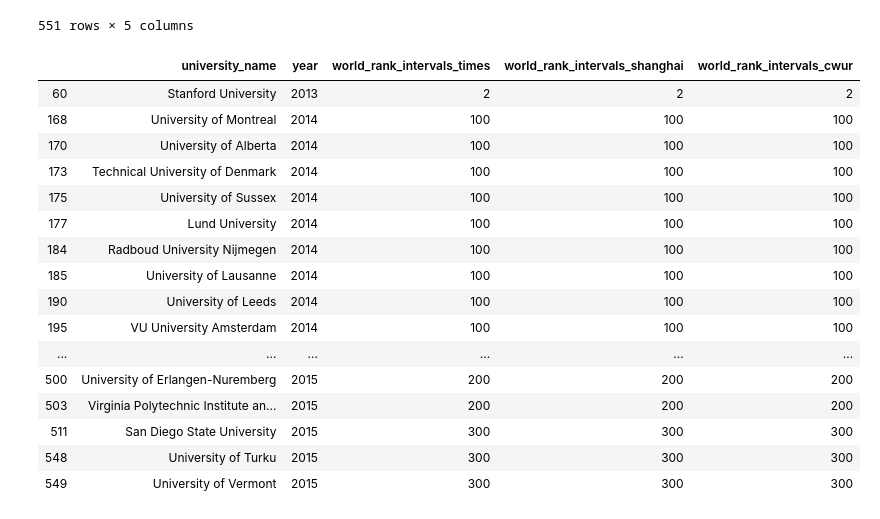
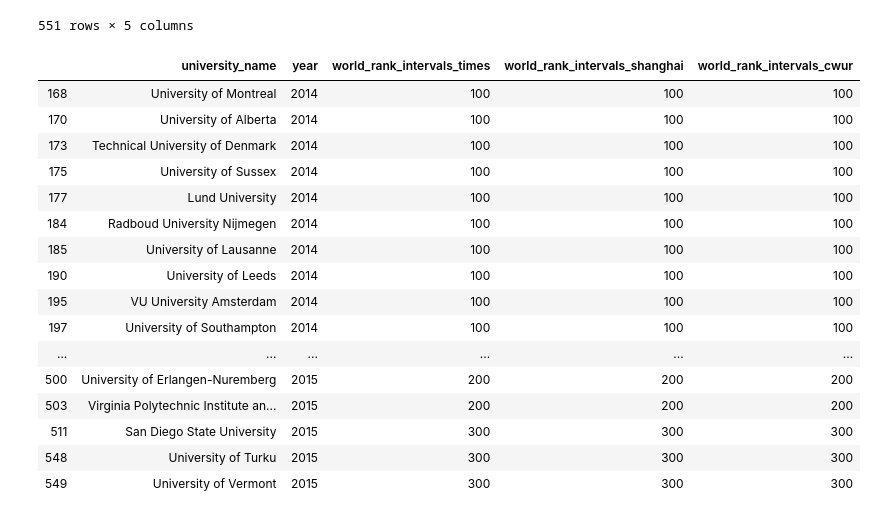
Before and after one commit to Vitorg-ux/Project2020, a Jupyter notebook: Progetto3.ipynb, the cells around one changed output. Saved outputs shown, nothing was run; the diff lists cells and outputs as text; code cells hidden in the pictures.

```diff
--- a/Progetto3.ipynb
+++ b/Progetto3.ipynb
@@ -511,11 +511,10 @@ confronto
 | 550 | Wuhan University | 2015 | 300 | 300 | 400 |
 551 rows × 5 columns
 # %%
-confronto[(pd.to_numeric(confronto['world_rank_intervals_times']) == confronto['world_rank_intervals_cwur'])
-& (pd.to_numeric(confronto['world_rank_intervals_shanghai']) == confronto['world_rank_intervals_cwur'])]
+confronto[(confronto['world_rank_intervals_times'] == confronto['world_rank_intervals_cwur'])
+& (confronto['world_rank_intervals_shanghai'] == confronto['world_rank_intervals_cwur'])]
 # %% [output]
 |  | university_name | year | world_rank_intervals_times | world_rank_intervals_shanghai | world_rank_intervals_cwur |
-| 60 | Stanford University | 2013 | 2 | 2 | 2 |
 | 168 | University of Montreal | 2014 | 100 | 100 | 100 |
 | 170 | University of Alberta | 2014 | 100 | 100 | 100 |
 | 173 | Technical University of Denmark | 2014 | 100 | 100 | 100 |
@@ -525,6 +524,7 @@ confronto[(pd.to_numeric(confronto['world_rank_intervals_times']) == confronto['
 | 185 | University of Lausanne | 2014 | 100 | 100 | 100 |
 | 190 | University of Leeds | 2014 | 100 | 100 | 100 |
 | 195 | VU University Amsterdam | 2014 | 100 | 100 | 100 |
+| 197 | University of Southampton | 2014 | 100 | 100 | 100 |
 | ... | ... | ... | ... | ... | ... |
 | 500 | University of Erlangen-Nuremberg | 2015 | 200 | 200 | 200 |
 | 503 | Virginia Polytechnic Institute an... | 2015 | 200 | 200 | 200 |
```
Also changed, not shown: parts of 1 cell of this notebook.
